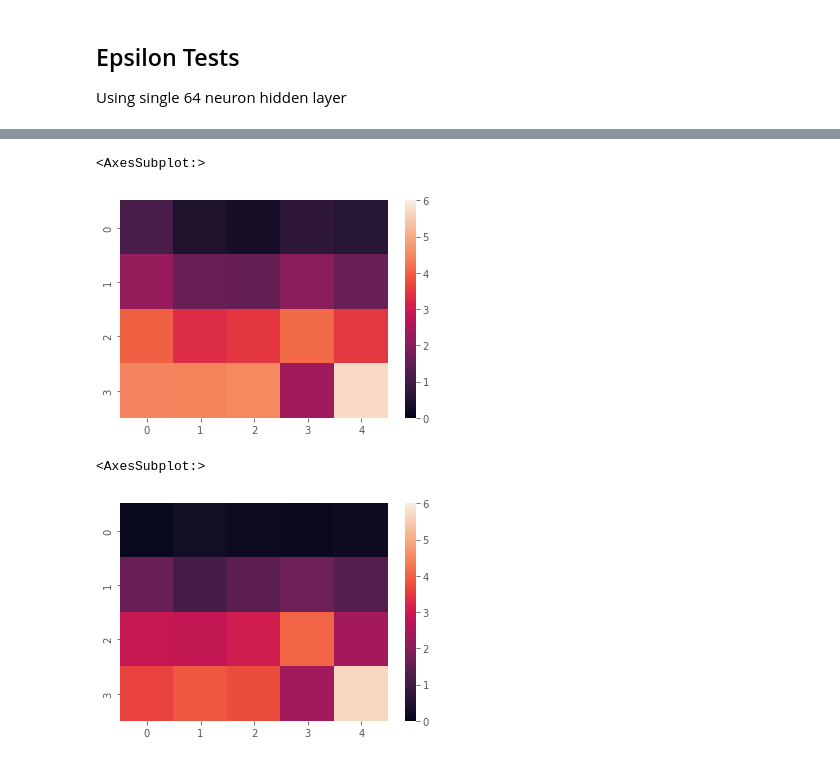
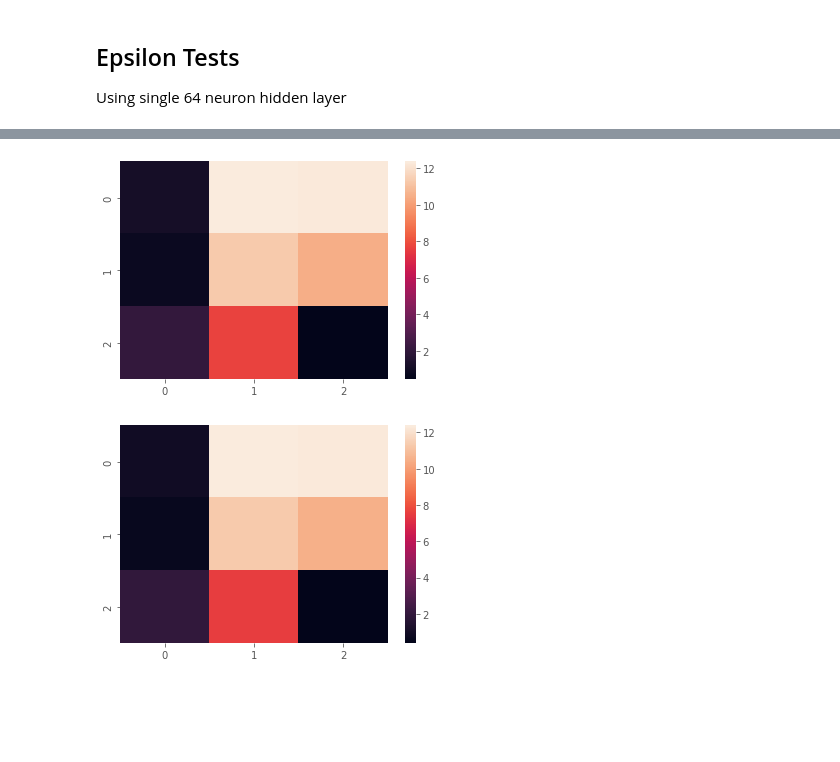
Before and after one commit to Klavs-R/DRL_CW1, a Jupyter notebook: testing.ipynb, the cells around one changed output, grey strips where cells are left out. Saved outputs shown, nothing was run; the diff lists cells and outputs as text; code cells hidden in the pictures; blank space fills up the shorter version.

```diff
--- a/testing.ipynb
+++ b/testing.ipynb
@@ -125,6 +126,10 @@ def train_agent(agent, n_episodes=2000, eps_start=1.0, eps_end=0.01, eps_decay=0
         now = time.perf_counter() - start
         print(f"\r{int(now/60):02d}:{int(now%60):02d} Episode {i+1}/{n_episodes}, Max Avg: {max_avg_score:.4f}, Avg: {avg_score:.4f}, Epsilon: {eps:.4f}", end="")
 
+        if avg_score > 14:
+            print(f"\r{int(now/60):02d}:{int(now%60):02d} Success, avg score of {avg_score:.2f} after {i} episodes")
+            break
+
     if plot:
         avg_1 = [np.nan for _ in range(win1 - 1)]
         avg_2 = [np.nan for _ in range(win2 - 1)]
@@ -306,10 +320,10 @@ plt.legend();
 ### $\gamma$ and $\tau$
 # %%
 # Vaguely select best eps decay cus I'm going to bed
-best_dec = 0.9975
+best_dec = 0.995
 # %%
-gams = [0.1, 0.5, 0.99, 0.999]
-taus = [0.0001, 0.01, 0.1, 0.5, 0.9]
+gams = [0.9, 0.99, 0.999]
+taus = [0.0001, 0.01, 0.1]
 
 max_outs = np.zeros([len(gams), len(taus)])
 lst_outs = np.zeros([len(gams), len(taus)])
@@ -318,7 +332,7 @@ for g_index, g in enumerate(gams):
     for t_index, t in enumerate(taus):
         print(f"Gamma: {g}, Tau: {t}")
         agent = Agent(state_size, action_size, best_struc, gamma=g, tau=t)
-        outs = train_agent(agent, n_episodes=1000, eps_decay=best_dec)
+        outs = train_agent(agent, n_episodes=500, eps_decay=best_dec)
         print("\n")
 
         max_outs[g_index, t_index] = outs[0]
@@ -349,10 +363,8 @@ Gamma: 0.5, Tau: 0.0001
 # %%
-sns.heatmap(max_outs, vmin=0, vmax=6)
+sns.heatmap(max_outs);
 # %% [output]
-<AxesSubplot:>
-[figure, old version]
+[figure, new version]
 # %%
-sns.heatmap(lst_outs, vmin=0, vmax=6)
+sns.heatmap(lst_outs);
 # %% [output]
-<AxesSubplot:>
-[figure, old version]
+[figure, new version]
```
Also changed, not shown: parts of 17 cells of this notebook, 8 other files.
